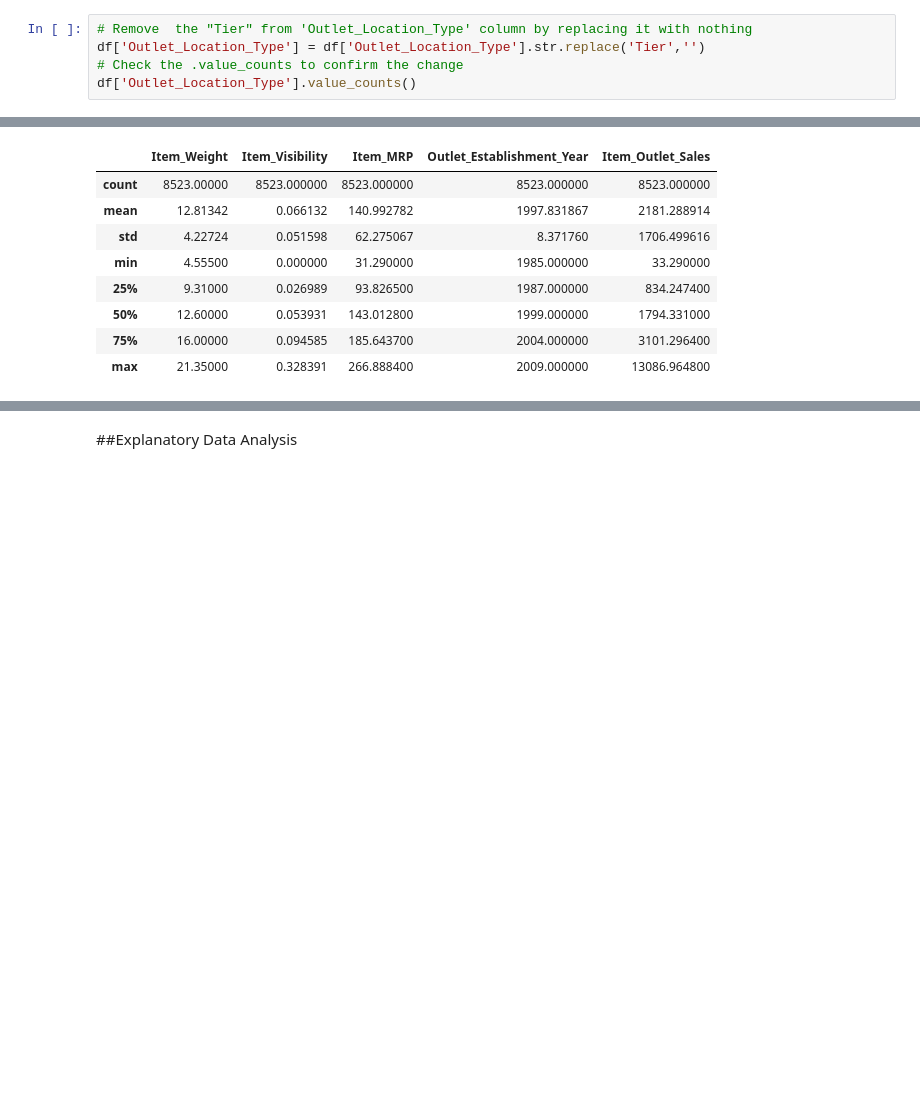
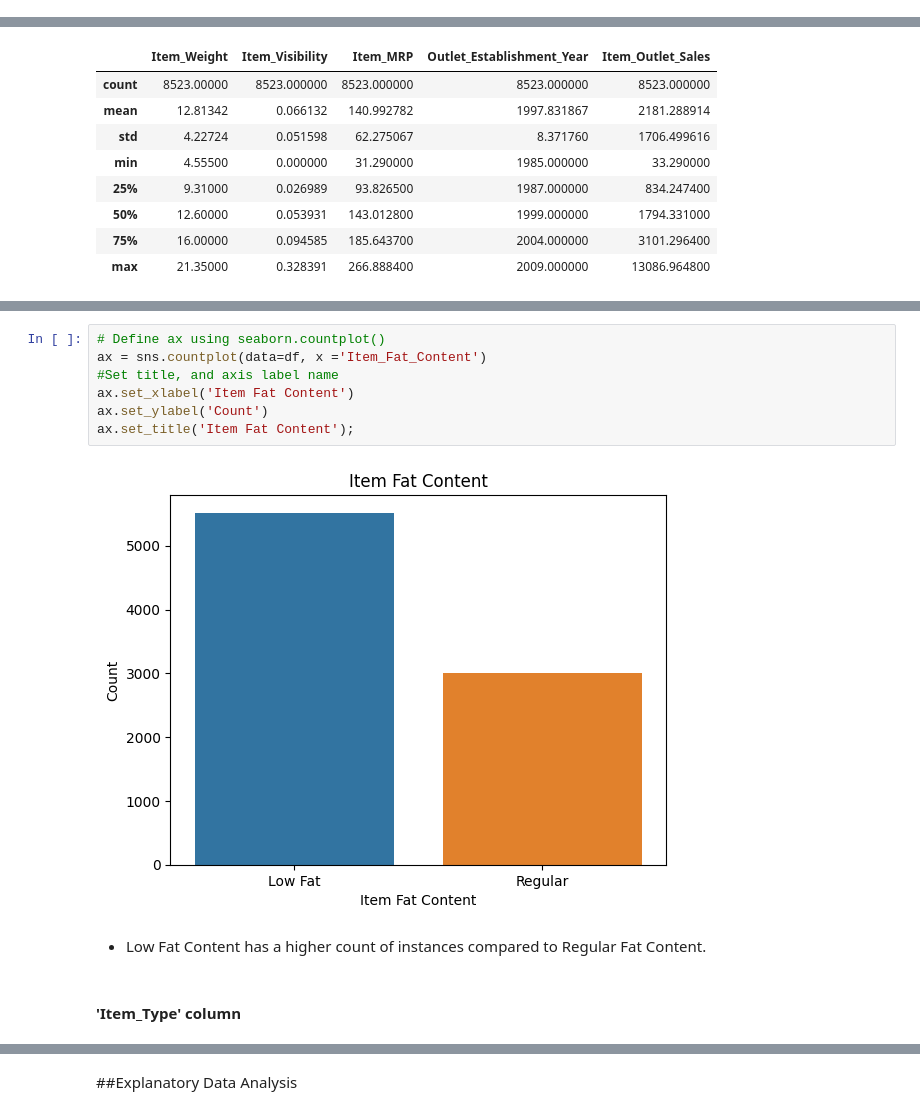
Before and after one commit to patelmedha/Prediction-of-Product-Sales, a Jupyter notebook: PREDICTION_OF_PRODUCT_SALES.ipynb, the cells around one changed output, grey strips where cells are left out. Drawn from its saved outputs; the diff is of its cells as text; blank space fills up the shorter version.

```diff
--- a/PREDICTION_OF_PRODUCT_SALES.ipynb
+++ b/PREDICTION_OF_PRODUCT_SALES.ipynb
@@ -151,5 +143,0 @@ memory usage: 799.2+ KB
-# %%
-# Remove  the "Tier" from 'Outlet_Location_Type' column by replacing it with nothing
-df['Outlet_Location_Type'] = df['Outlet_Location_Type'].str.replace('Tier','')
-# Check the .value_counts to confirm the change
-df['Outlet_Location_Type'].value_counts()
@@ -454,0 +466,13 @@ df.describe(include = 'number')
+# %%
+# Define ax using seaborn.countplot()
+ax = sns.countplot(data=df, x ='Item_Fat_Content')
+#Set title, and axis label name
+ax.set_xlabel('Item Fat Content')
+ax.set_ylabel('Count')
+ax.set_title('Item Fat Content');
+# %% [output]
+[figure, added]
+# %% [markdown]
+- Low Fat Content has a higher count of instances compared to Regular Fat Content.
+# %% [markdown]
+#### **'Item_Type' column**
```
Also changed, not shown: parts of 73 cells of this notebook.
